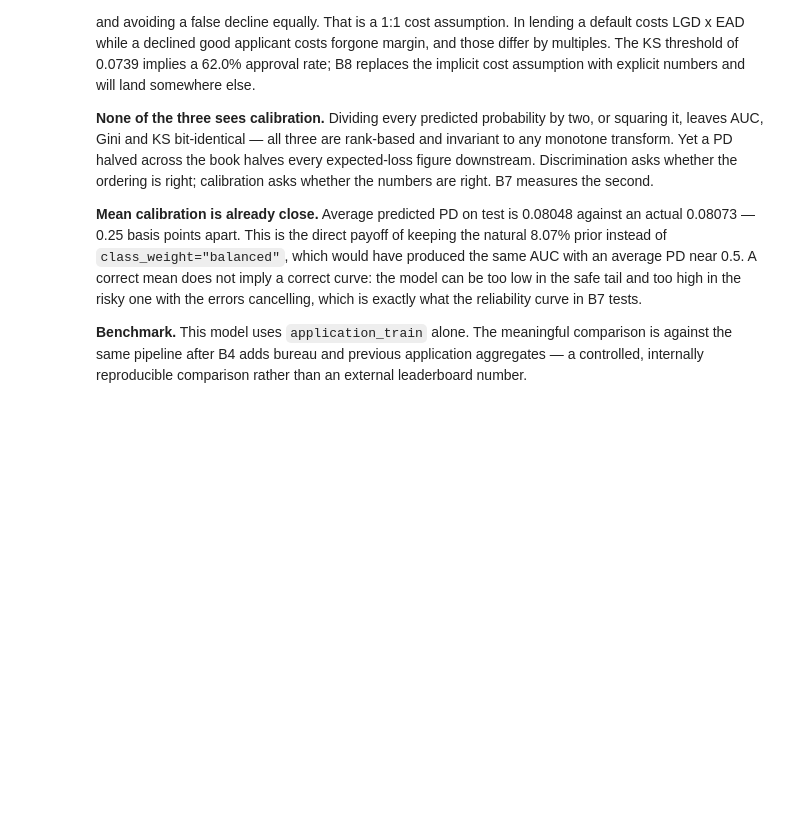
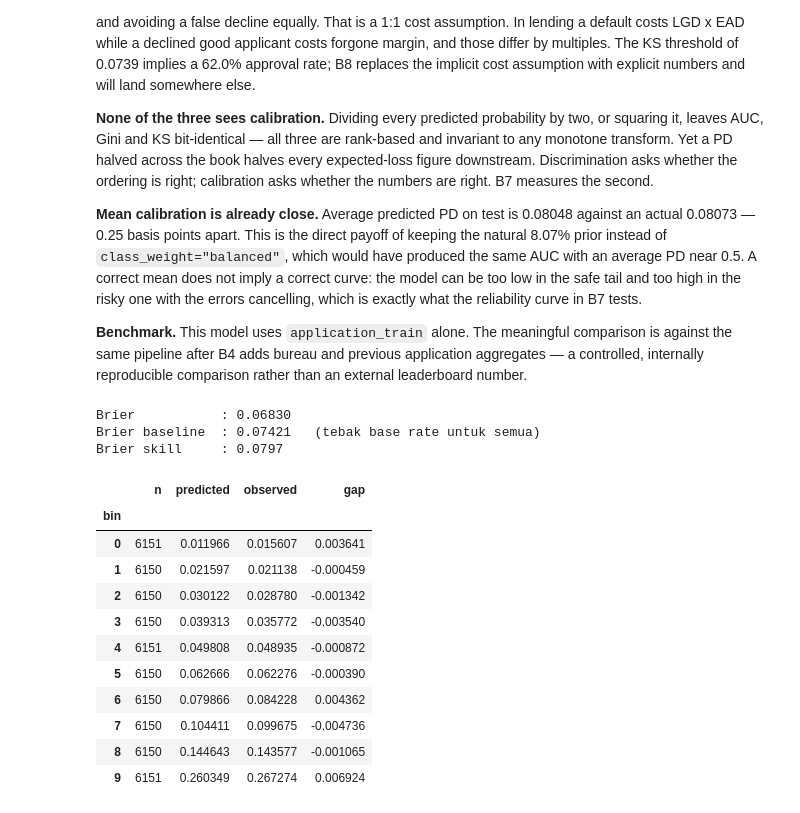
Before and after one commit to ibrahim-ichsan/creditflow-intelligence, a Jupyter notebook: notebooks/03_model.ipynb, the cells around one changed output. Cells and saved outputs as stored; diff of their text form; code cells hidden in the pictures; blank space fills up the shorter version.

```diff
--- a/notebooks/03_model.ipynb
+++ b/notebooks/03_model.ipynb
@@ -132,3 +132,29 @@ dikuadrat : {'auc': 0.7491154377647316, 'gini': 0.4982308755294631, 'ks': 0.3680
 **Mean calibration is already close.** Average predicted PD on test is 0.08048 against an actual 0.08073 — 0.25 basis points apart. This is the direct payoff of keeping the natural 8.07% prior instead of `class_weight="balanced"`, which would have produced the same AUC with an average PD near 0.5. A correct mean does not imply a correct curve: the model can be too low in the safe tail and too high in the risky one with the errors cancelling, which is exactly what the reliability curve in B7 tests.
 
 **Benchmark.** This model uses `application_train` alone. The meaningful comparison is against the same pipeline after B4 adds bureau and previous application aggregates — a controlled, internally reproducible comparison rather than an external leaderboard number.
+# %%
+from src.credit.calibration import baseline_brier, brier_skill_score, reliability_table
+from sklearn.metrics import brier_score_loss
+
+print(f"Brier           : {brier_score_loss(y_test, p_test):.5f}")
+print(f"Brier baseline  : {baseline_brier(y_test):.5f}   (tebak base rate untuk semua)")
+print(f"Brier skill     : {brier_skill_score(y_test, p_test):.4f}")
+
+table = reliability_table(y_test, p_test, n_bins=10)
+display(table)
+# %% [output]
+Brier           : 0.06830
+Brier baseline  : 0.07421   (tebak base rate untuk semua)
+Brier skill     : 0.0797
+|  | n | predicted | observed | gap |
+| bin |  |  |  |  |
+| 0 | 6151 | 0.011966 | 0.015607 | 0.003641 |
+| 1 | 6150 | 0.021597 | 0.021138 | -0.000459 |
+| 2 | 6150 | 0.030122 | 0.028780 | -0.001342 |
+| 3 | 6150 | 0.039313 | 0.035772 | -0.003540 |
+| 4 | 6151 | 0.049808 | 0.048935 | -0.000872 |
+| 5 | 6150 | 0.062666 | 0.062276 | -0.000390 |
+| 6 | 6150 | 0.079866 | 0.084228 | 0.004362 |
+| 7 | 6150 | 0.104411 | 0.099675 | -0.004736 |
+| 8 | 6150 | 0.144643 | 0.143577 | -0.001065 |
+| 9 | 6151 | 0.260349 | 0.267274 | 0.006924 |
```
Also changed, not shown: parts of 2 cells of this notebook, 2 other files.
